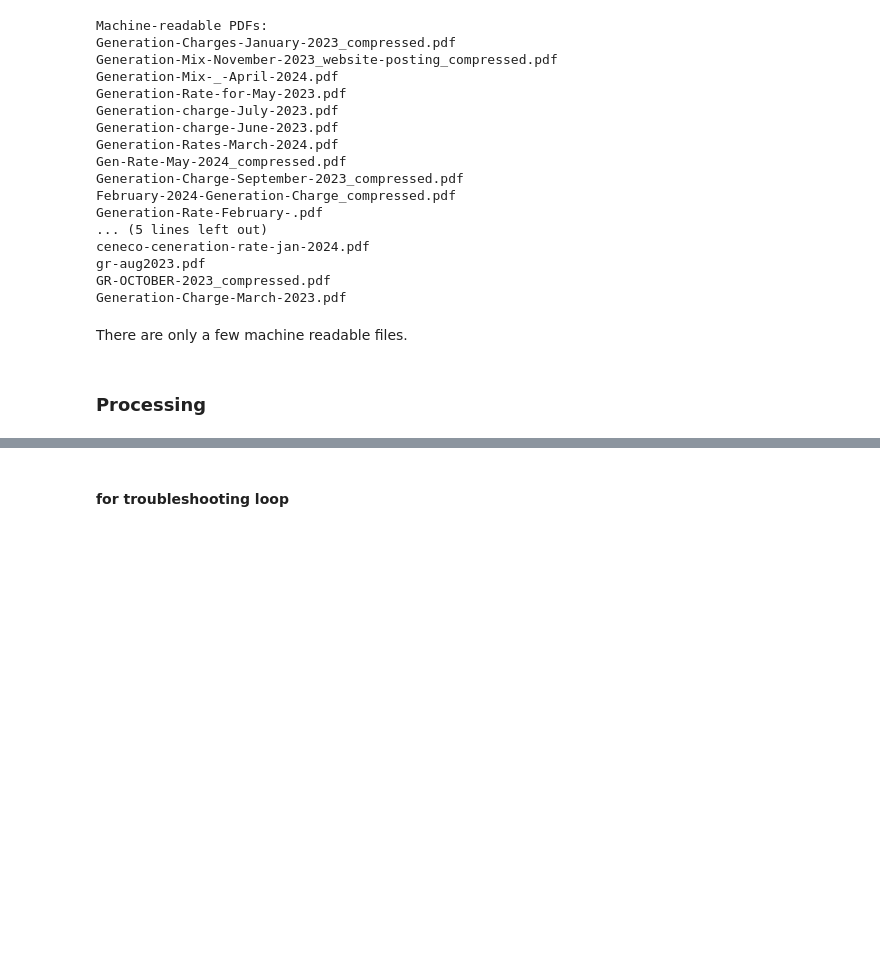
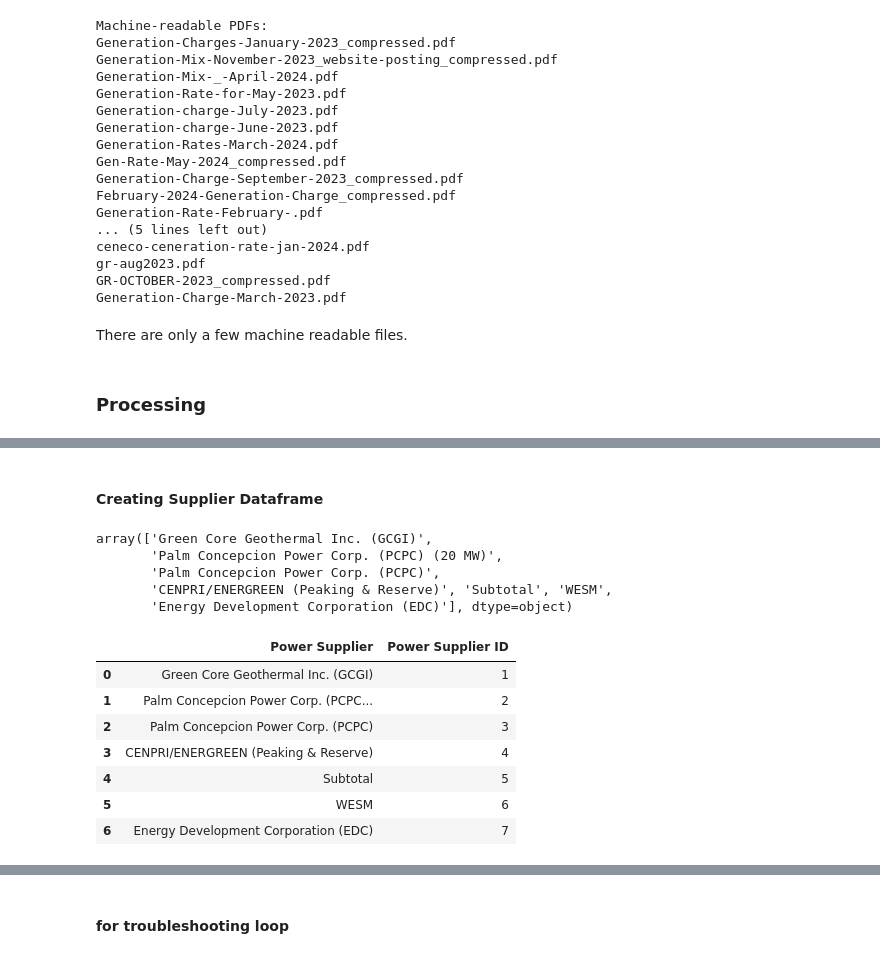
Before and after one commit to andreasenson/Scrape-DU-Generation-Charge, a Jupyter notebook: CENECO/scrape_CENECO.ipynb, the cells around one changed output, grey strips where cells are left out. Drawn from its saved outputs; the diff is of its cells as text; code cells hidden in the pictures; blank space fills up the shorter version.

```diff
--- a/CENECO/scrape_CENECO.ipynb
+++ b/CENECO/scrape_CENECO.ipynb
@@ -373,0 +400,28 @@ pdf downloads/Generation-Charge-March-2023.pdf
+# %% [markdown]
+#### Creating Supplier Dataframe
+# %%
+unique_suppliers = big_df['Power Supplier'].unique()
+unique_suppliers
+# %% [output]
+array(['Green Core Geothermal Inc. (GCGI)',
+       'Palm Concepcion Power Corp. (PCPC) (20 MW)',
+       'Palm Concepcion Power Corp. (PCPC)',
+       'CENPRI/ENERGREEN (Peaking & Reserve)', 'Subtotal', 'WESM',
+       'Energy Development Corporation (EDC)'], dtype=object)
+# %%
+# Create a mapping of power suppliers to unique IDs
+supplier_id_map = {supplier: id+1 for id, supplier in enumerate(unique_suppliers)}
+
+# Create a new DataFrame from the mapping
+supplier_df = pd.DataFrame(list(supplier_id_map.items()), columns=['Power Supplier', 'Power Supplier ID'])
+
+supplier_df
+# %% [output]
+|  | Power Supplier | Power Supplier ID |
+| 0 | Green Core Geothermal Inc. (GCGI) | 1 |
+| 1 | Palm Concepcion Power Corp. (PCPC... | 2 |
+| 2 | Palm Concepcion Power Corp. (PCPC) | 3 |
+| 3 | CENPRI/ENERGREEN (Peaking & Reserve) | 4 |
+| 4 | Subtotal | 5 |
+| 5 | WESM | 6 |
+| 6 | Energy Development Corporation (EDC) | 7 |
```
Also changed, not shown: parts of 11 cells of this notebook, 1 other file.
